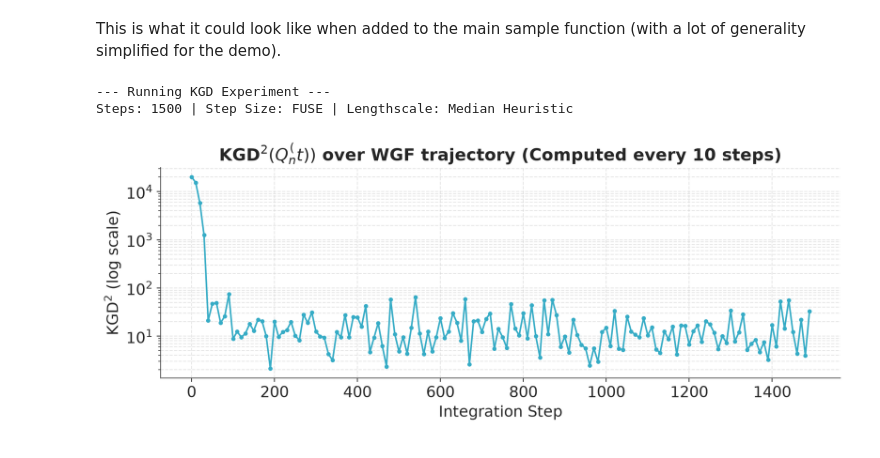
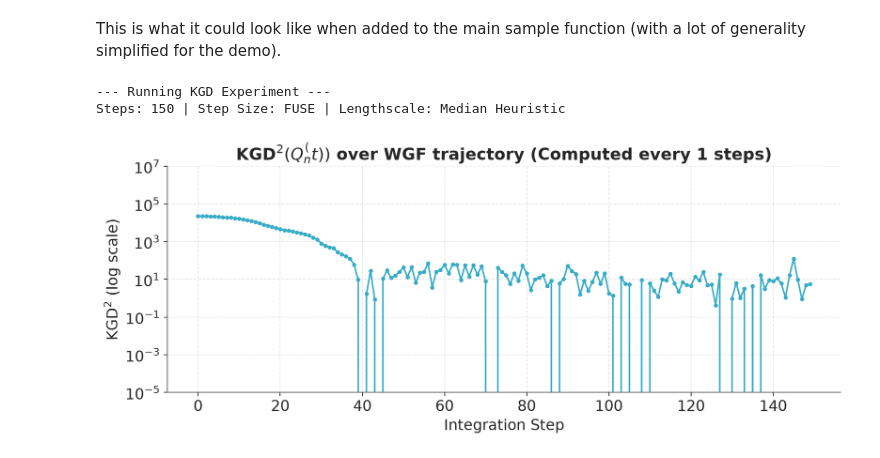
Before and after one commit to patrideo/pymc-prop-kgd-demo, a Jupyter notebook: notebook.ipynb, the cells around one changed output. Saved outputs shown, nothing was run; the diff lists cells and outputs as text; code cells hidden in the pictures.

```diff
--- a/notebook.ipynb
+++ b/notebook.ipynb
@@ -177,7 +229,7 @@ def sample_pro_with_kgd(
         if step >= tune:
             # We only track history and compute KGD on intervals to reduce computational overhead
             if (step - tune) % kgd_compute_every == 0:
-                kgd_val = compute_kgd(particles, scaled_drift(wgf_grad, prior_grad, learning_rate), lengthscale=lengthscale)
+                kgd_val = compute_kgd(particles, scaled_drift(wgf_grad, prior_grad, learning_rate), imq_kernel, lengthscale=lengthscale)
                 kgd_history.append(kgd_val)
                 kgd_steps.append(step - tune)
                 particles_history.append(particles.copy())
@@ -192,10 +244,10 @@ def sample_pro_with_kgd(
 # %%
 def run_kgd_experiment(
     n_particles=40,
-    n_steps=1500,
+    n_steps=150,
     step_size=None,
     lengthscale=None,
-    kgd_compute_every=10,
+    kgd_compute_every=1,
     seed=2026
 ):
     """
@@ -223,33 +275,33 @@ def run_kgd_experiment(
         pm.Normal("y", mu=mu, sigma=sigma, observed=y)
 
         particles_history, kgd_history, kgd_steps = sample_pro_with_kgd(
             model=model,
             n_particles=n_particles,
             n_steps=n_steps,
             step_size=step_size,
             lengthscale=lengthscale,
             kgd_compute_every=kgd_compute_every,
             r_eps=1e-5,
             tune=0,
             random_seed=seed,
         )
 
     # 3. Plotting Diagnostics
     fig, ax = plt.subplots(figsize=(10, 4))
     ax.plot(kgd_steps, kgd_history, color="C0", lw=1.5, marker="o", markersize=3)
     ax.set_yscale("log")
     ax.set(
         title=f"KGD$^2(Q_n^(t))$ over WGF trajectory (Computed every {kgd_compute_every} steps)",
         xlabel="Integration Step",
         ylabel="KGD$^2$ (log scale)",
+        ylim=(10e-6, 10e6)
     )
     ax.grid(True, which="both", ls="--", alpha=0.5)
-    plt.tight_layout()
     plt.show()
 
 # Run Default Test: FUSE step size and Median Heuristic lengthscale
 run_kgd_experiment()
 # %% [output]
 --- Running KGD Experiment ---
-Steps: 1500 | Step Size: FUSE | Lengthscale: Median Heuristic
+Steps: 150 | Step Size: FUSE | Lengthscale: Median Heuristic
-[figure, old version]
+[figure, new version]
```
Also changed, not shown: parts of 1 cell of this notebook.
